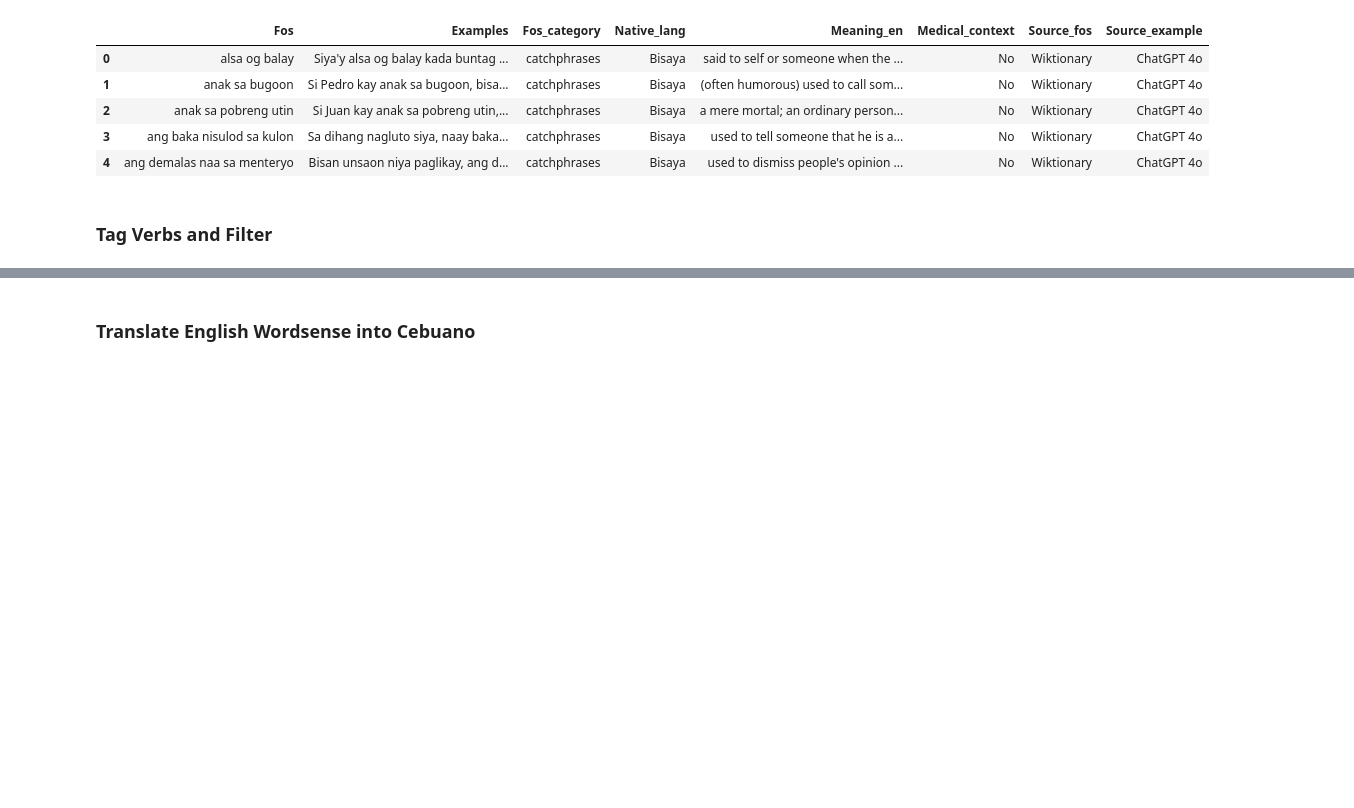
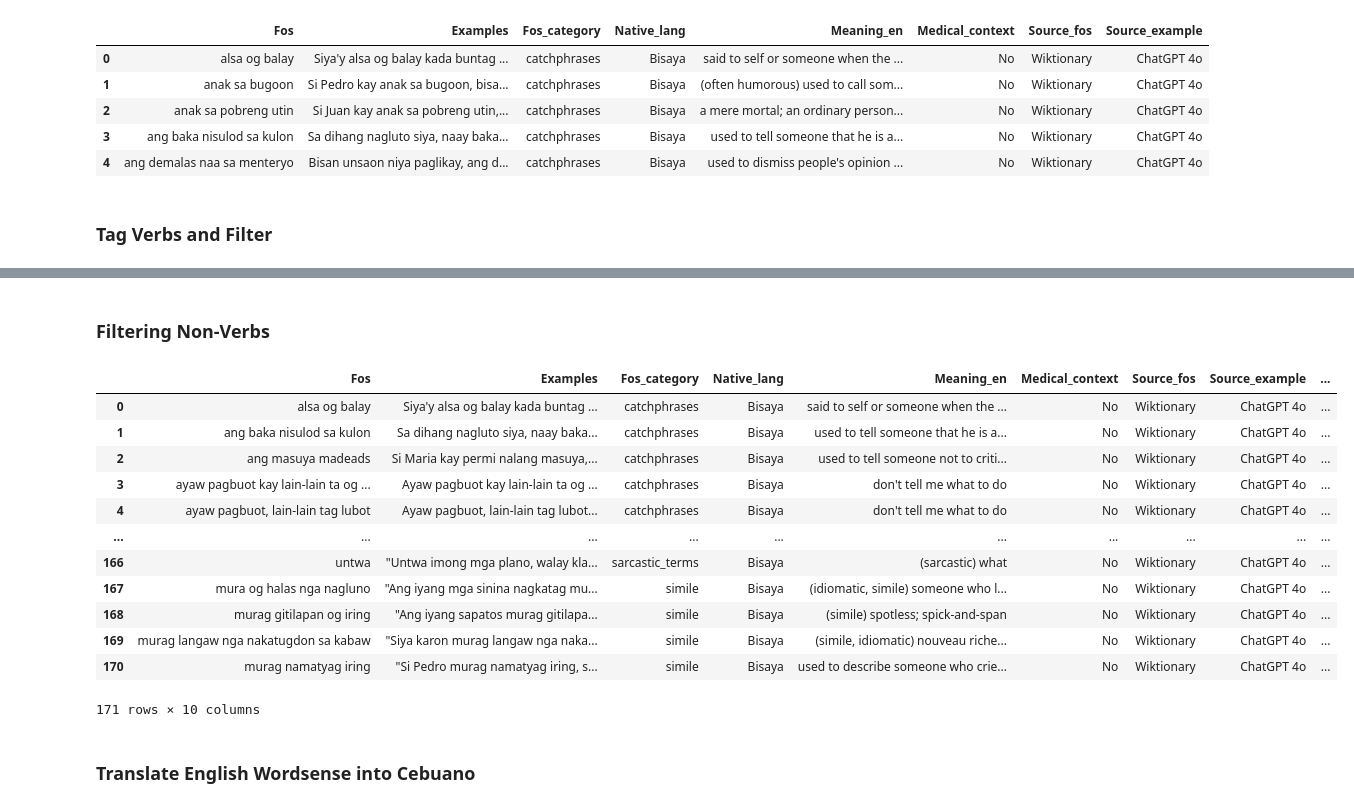
Before and after one commit to MiguelPartosa/Thesis-FOS-BinaryClass-WSD, a Jupyter notebook: Thesis_Implementation_1_2.ipynb, the cells around one changed output, grey strips where cells are left out. Saved outputs shown, nothing was run; the diff lists cells and outputs as text; code cells hidden in the pictures; blank space fills up the shorter version.

```diff
--- a/Thesis_Implementation_1_2.ipynb
+++ b/Thesis_Implementation_1_2.ipynb
@@ -132,0 +125,3 @@ module 'string' has no attribute 'replace'
+# %%
+def ContainsVerbs(item:list) -> bool:
+    return any('VERB' in x for x in item)
@@ -133,3 +145,22 @@ module 'string' has no attribute 'replace'
+# %% [markdown]
+### Filtering Non-Verbs
+# %%
+df_verbs_filtered = df_filtered[df_filtered.iloc[:,9] == True].reset_index(drop=True)
+df_verbs_filtered
+# %% [output]
+|  | Fos | Examples | Fos_category | Native_lang | Meaning_en | Medical_context | Source_fos | Source_example | ... |
+| 0 | alsa og balay | Siya'y alsa og balay kada buntag ... | catchphrases | Bisaya | said to self or someone when the ... | No | Wiktionary | ChatGPT 4o | ... |
+| 1 | ang baka nisulod sa kulon | Sa dihang nagluto siya, naay baka... | catchphrases | Bisaya | used to tell someone that he is a... | No | Wiktionary | ChatGPT 4o | ... |
+| 2 | ang masuya madeads | Si Maria kay permi nalang masuya,... | catchphrases | Bisaya | used to tell someone not to criti... | No | Wiktionary | ChatGPT 4o | ... |
+| 3 | ayaw pagbuot kay lain-lain ta og ... | Ayaw pagbuot kay lain-lain ta og ... | catchphrases | Bisaya | don't tell me what to do | No | Wiktionary | ChatGPT 4o | ... |
+| 4 | ayaw pagbuot, lain-lain tag lubot | Ayaw pagbuot, lain-lain tag lubot... | catchphrases | Bisaya | don't tell me what to do | No | Wiktionary | ChatGPT 4o | ... |
+| ... | ... | ... | ... | ... | ... | ... | ... | ... | ... |
+| 166 | untwa | "Untwa imong mga plano, walay kla... | sarcastic_terms | Bisaya | (sarcastic) what | No | Wiktionary | ChatGPT 4o | ... |
+| 167 | mura og halas nga nagluno | "Ang iyang mga sinina nagkatag mu... | simile | Bisaya | (idiomatic, simile) someone who l... | No | Wiktionary | ChatGPT 4o | ... |
+| 168 | murag gitilapan og iring | "Ang iyang sapatos murag gitilapa... | simile | Bisaya | (simile) spotless; spick-and-span | No | Wiktionary | ChatGPT 4o | ... |
+| 169 | murag langaw nga nakatugdon sa kabaw | "Siya karon murag langaw nga naka... | simile | Bisaya | (simile, idiomatic) nouveau riche... | No | Wiktionary | ChatGPT 4o | ... |
+| 170 | murag namatyag iring | "Si Pedro murag namatyag iring, s... | simile | Bisaya | used to describe someone who crie... | No | Wiktionary | ChatGPT 4o | ... |
+171 rows × 10 columns
 # %% [markdown]
 ### Translate English Wordsense into Cebuano
 # %%
```
Also changed, not shown: parts of 4 cells of this notebook.
